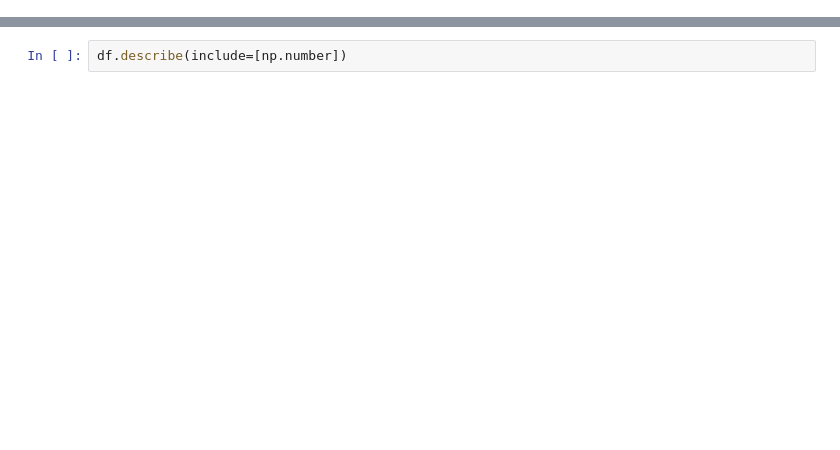
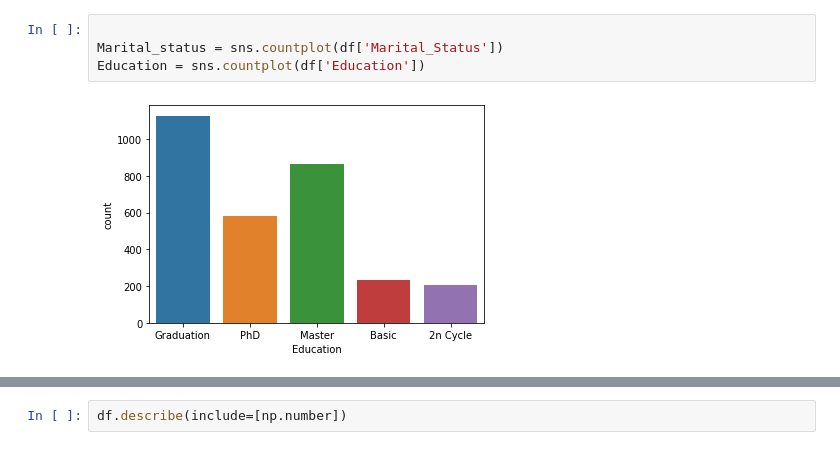
Before and after one commit to nailson/ifood-data-business-analyst-test, a Jupyter notebook: exploratory_analysis.ipynb, the cells around one changed output, grey strips where cells are left out. Drawn from its saved outputs; the diff is of its cells as text; blank space fills up the shorter version.

```diff
--- a/exploratory_analysis.ipynb
+++ b/exploratory_analysis.ipynb
@@ -69,0 +81,6 @@ Name: 0, dtype: object
+# %%
+
+Marital_status = sns.countplot(df['Marital_Status'])
+Education = sns.countplot(df['Education'])
+# %% [output]
+[figure, added]
```
Also changed, not shown: parts of 13 cells of this notebook, 1 other file.
